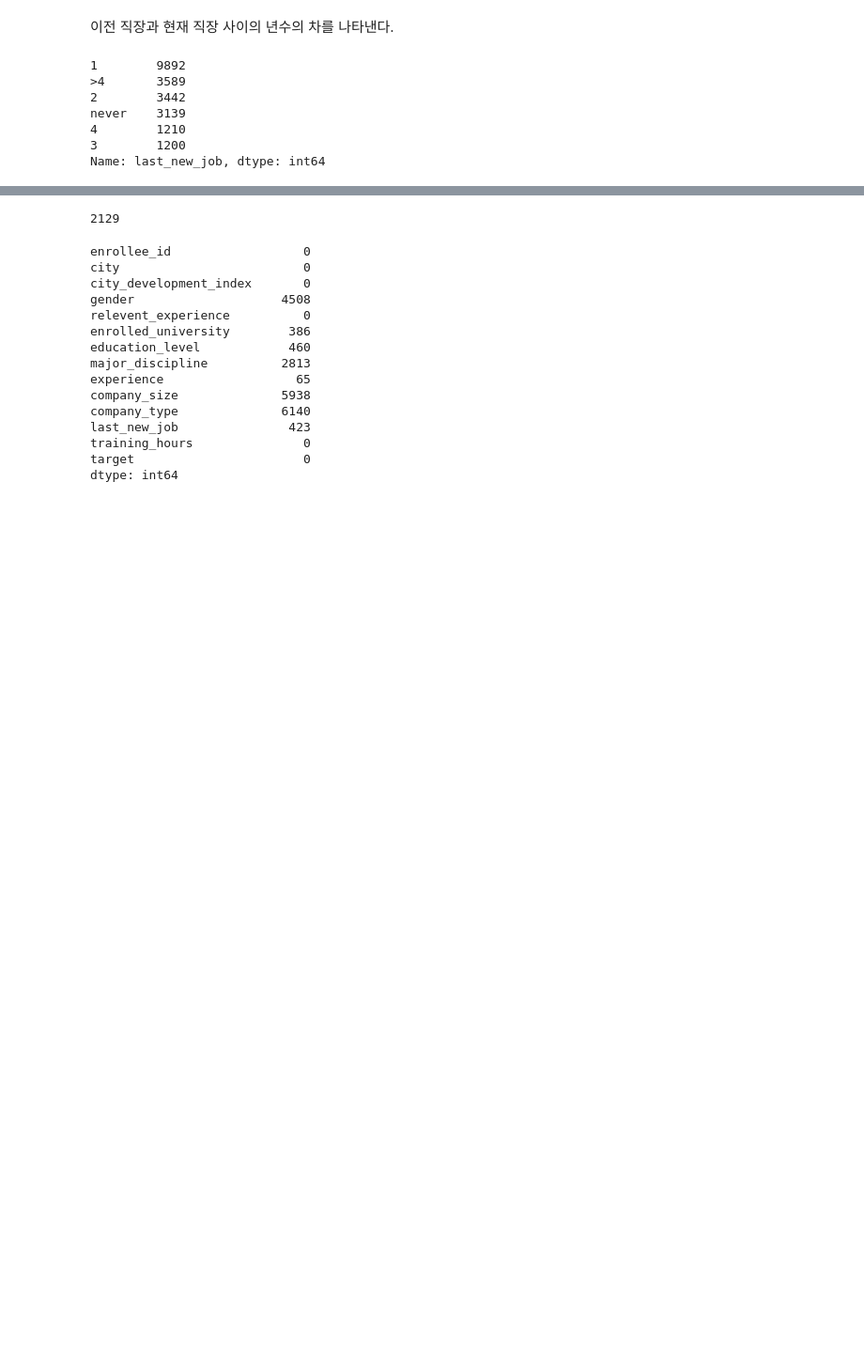
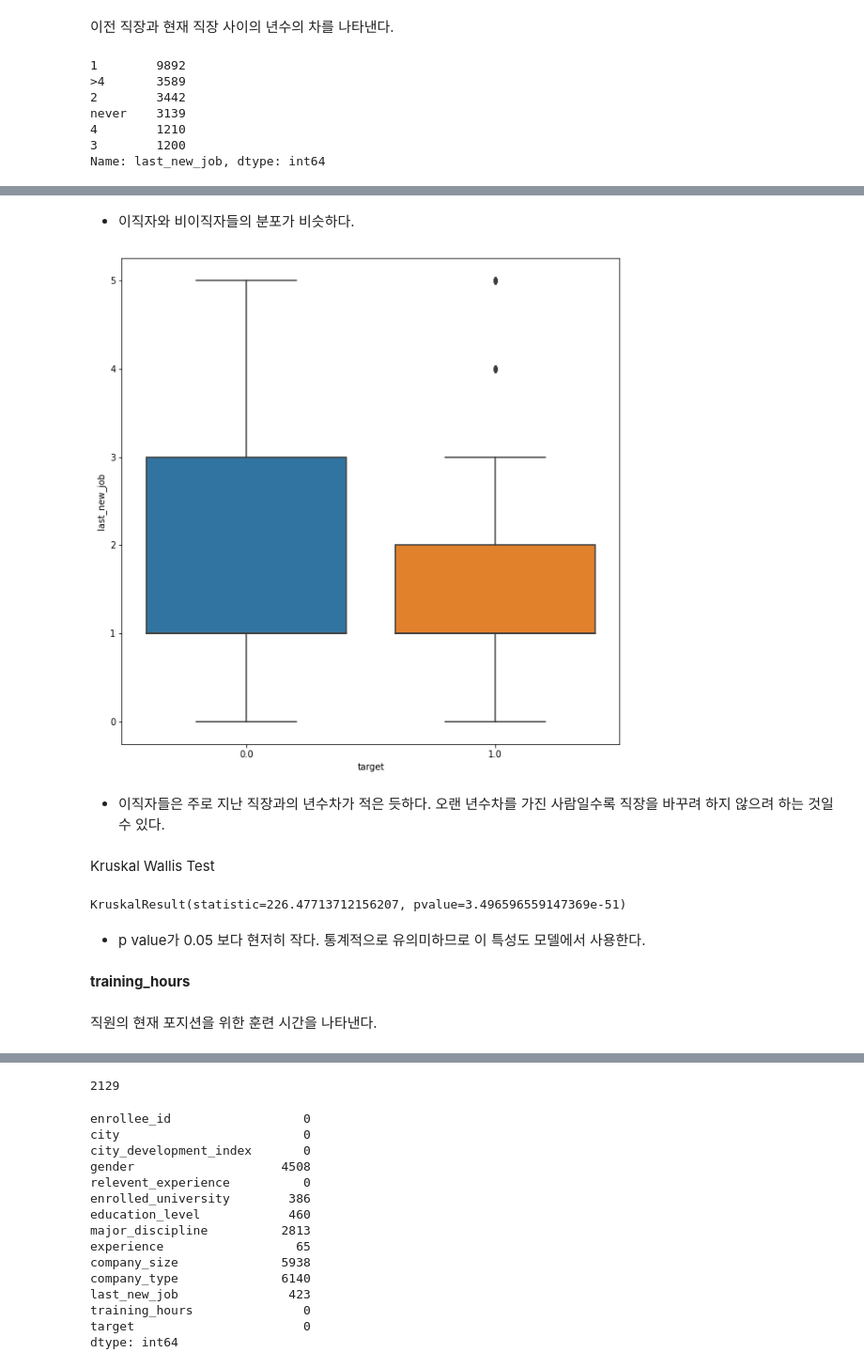
Before and after one commit to hiswordsini/AI_Bootcamp_Project, a Jupyter notebook: Section2.ipynb, the cells around one changed output, grey strips where cells are left out. Shown at 94% size. Saved outputs shown, nothing was run; the diff lists cells and outputs as text; code cells hidden in the pictures; blank space fills up the shorter version.

```diff
--- a/Section2.ipynb
+++ b/Section2.ipynb
@@ -991,0 +1033,30 @@ Name: last_new_job, dtype: int64
+# %% [markdown]
+
+
+*   이직자와 비이직자들의 분포가 비슷하다.
+# %%
+plt.figure(figsize=(10,10))
+sns.boxplot(data=train_upsampled, x='target', y='last_new_job');
+# %% [output]
+[figure, added]
+# %% [markdown]
+
+
+*   이직자들은 주로 지난 직장과의 년수차가 적은 듯하다. 오랜 년수차를 가진 사람일수록 직장을 바꾸려 하지 않으려 하는 것일 수 있다.
+# %% [markdown]
+Kruskal Wallis Test
+# %%
+no_change_df = train_upsampled[train_upsampled['target'] == 0]
+change_df =  train_upsampled[train_upsampled['target'] == 1]
+
+stats.kruskal(no_change_df['last_new_job'], change_df['last_new_job'])
+# %% [output]
+KruskalResult(statistic=226.47713712156207, pvalue=3.496596559147369e-51)
+# %% [markdown]
+
+
+*   p value가 0.05 보다 현저히 작다. 통계적으로 유의미하므로 이 특성도 모델에서 사용한다.
+# %% [markdown]
+**training_hours**
+# %% [markdown]
+직원의 현재 포지션을 위한 훈련 시간을 나타낸다.
```
Also changed, not shown: parts of 21 cells of this notebook.
